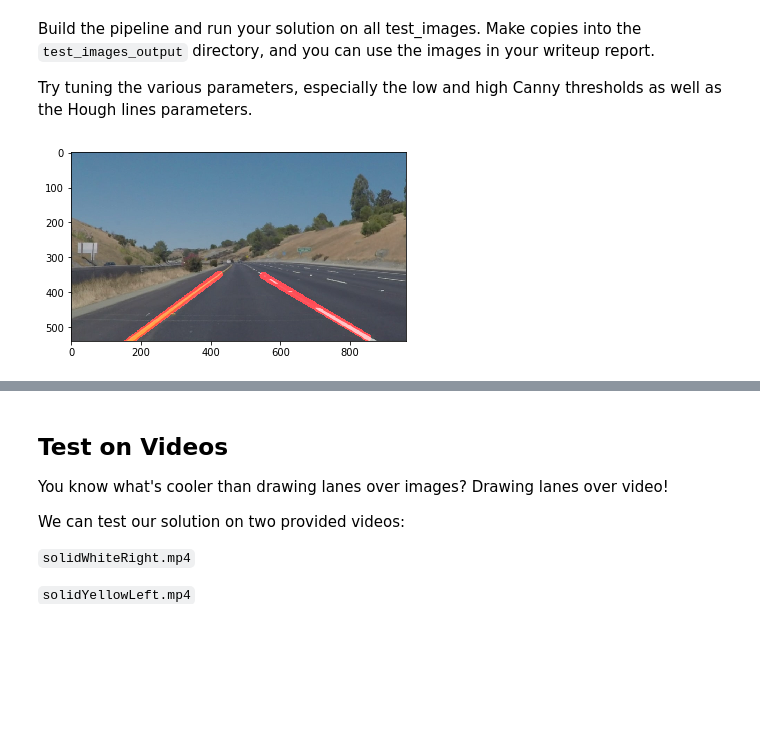
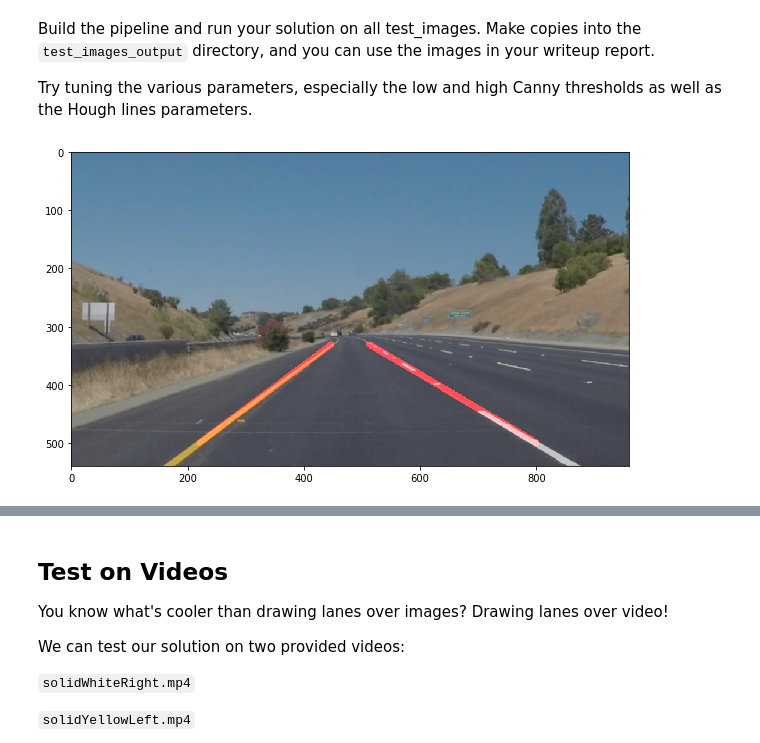
Before and after one commit to urs-waldmann/CarND-LaneLines-P1, a Jupyter notebook: P1.ipynb, the cells around one changed output, grey strips where cells are left out. Saved outputs shown, nothing was run; the diff lists cells and outputs as text; code cells hidden in the pictures; blank space fills up the shorter version.

Commit message:
Update code
Improve the function draw_lines()

```diff
--- a/P1.ipynb
+++ b/P1.ipynb
@@ -215,5 +215,6 @@ Build your pipeline to work on the images in the directory "test_images"
 **You should make sure your pipeline works well on these images before you try the videos.**
 # %%
 import os
-os.listdir("test_images/")
+image_list = os.listdir("test_images/")
+print(image_list)
 # %% [output]
@@ -232,43 +228,63 @@ Try tuning the various parameters, especially the low and high Canny thresholds
 # %%
 # TODO: Build your pipeline that will draw lane lines on the test_images
 # then save them to the test_images directory.
 
-#Read in the image
-image = mpimg.imread('test_images/solidYellowCurve2.jpg')
+# Define kernel size for Gaussian smoothing
+kernel_size = 3
 
-# Convert the image to grayscale
-gray = grayscale(image)
-#plt.imshow(gray)
+# Define parameters for Canny Edge Detection
+low_threshold = 100
+high_threshold = 200
 
-# Define kernel size for Gaussian smoothing and run it
-kernel_size = 5
-blur_gray = gaussian_blur(gray, kernel_size)
-#plt.imshow(blur_gray)
+# Define the vertices of a polygon for an image mask
+vertices = np.array([[(170,500),(420, 330), (560, 330), (870,500)]], dtype=np.int32)
 
-# Define parameters for Canny Edge Detection and run it
-low_threshold = 50
-high_threshold = 150
-edges = canny(blur_gray, low_threshold, high_threshold)
-#plt.imshow(edges, cmap='Greys_r')
+# Define Hough transform parameters
+rho = 2
+theta = np.pi/180
+threshold = 60
+min_line_len = 100
+max_line_gap = 50
+
+
+
+# Read in and show the images
+for single_image in image_list:
+    #test_pic = plt.subplots(1,1,figsize=(10,10))
+    image = mpimg.imread('test_images/'+single_image)
+    #image_plot = plt.imshow(image)
+
+# Convert the images to grayscale
+    #gray_pic = plt.subplots(1,1,figsize=(10,10))
+    gray = grayscale(image)
+    #plt.imshow(gray, cmap='gray') # cmap is colormap
+
+# Run Gaussian smoothing
+    #gray_blur_pic = plt.subplots(1,1,figsize=(10,10))
+    blur_gray = gaussian_blur(gray, kernel_size)
+    #plt.imshow(blur_gray, cmap='gray')
+
+# Run Canny Edge Detection
+    #edges_pic = plt.subplots(1,1,figsize=(10,10))
+    edges = canny(blur_gray, low_threshold, high_threshold)
+    #plt.imshow(edges, cmap='Greys_r')
 
 # Define an image mask defined by a polygon formed from vertices
-imshape = image.shape
-vertices = np.array([[(0,imshape[0]),(420, 330), (530, 330), (imshape[1],imshape[0])]], dtype=np.int32)
-masked_edges = region_of_interest(edges, vertices)
-#plt.imshow(masked_edges)
+    #masked_edges_pic = plt.subplots(1,1,figsize=(10,10))
+    masked_edges = region_of_interest(edges, vertices)
+    #plt.imshow(masked_edges, cmap='Greys_r')
 
-# Define Hough transform parameters, perform it and iterate over the output "lines"
-rho = 2
-theta = np.pi/180
-threshold = 46
-min_line_len = 40
-max_line_gap = 20
-line_image = hough_lines(masked_edges, rho, theta, threshold, min_line_len, max_line_gap)
-#plt.imshow(line_image)
+# Perform Hough transform and iterate over the output
+    #line_image_pic = plt.subplots(1,1,figsize=(10,10))
+    line_image = hough_lines(masked_edges, rho, theta, threshold, min_line_len, max_line_gap)
+    #plt.imshow(line_image)
 
 # Draw the lines on the original image
-combined = weighted_img(line_image, image, α=0.8, β=1., λ=0.)
-plt.imshow(combined)
-mpimg.imsave("test_images_output/solidYellowCurve2-after_final", combined)
+    combined_pic = plt.subplots(1,1,figsize=(10,10))
+    combined = weighted_img(line_image, image, α=0.8, β=1., λ=0.)
+    plt.imshow(combined)
+    #file_name = os.path.splitext(single_image)
+    #path_name = os.path.join("test_images_output/", file_name[0]+"_final")
+    #mpimg.imsave(path_name, combined)
 # %% [output]
-[figure, old version]
+[figure, new version]
```
Also changed, not shown: parts of 7 cells of this notebook.
